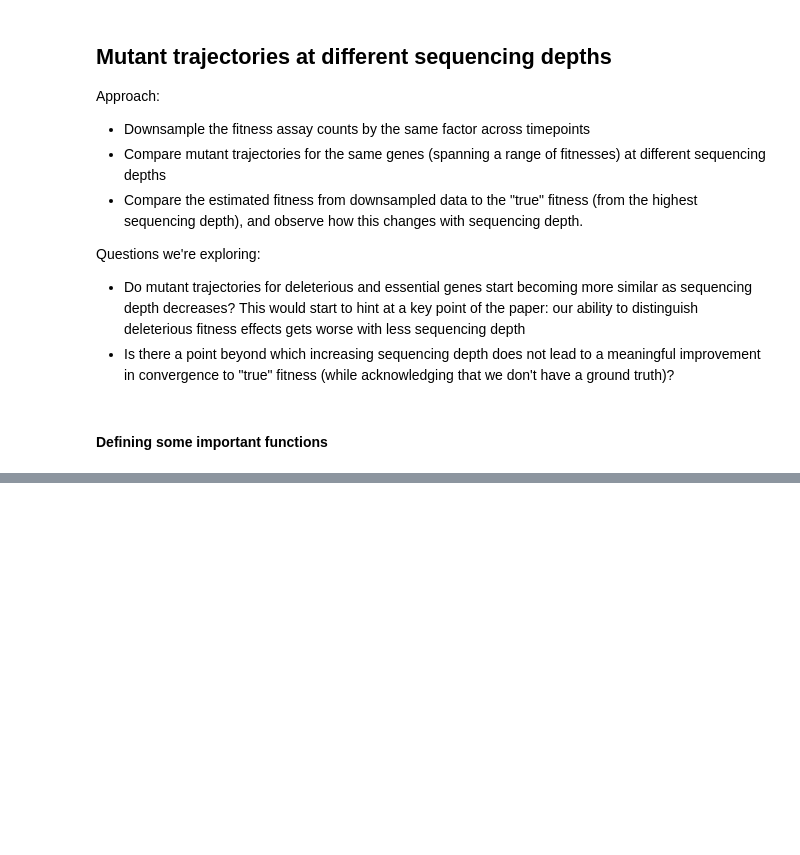
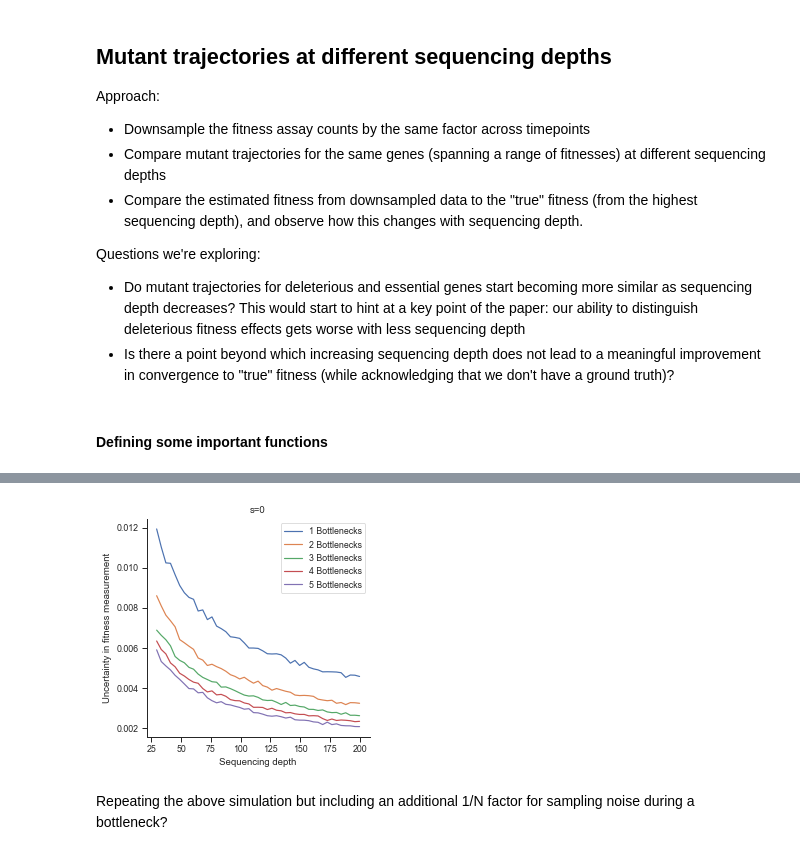
Before and after one commit to baymlab/2022_Limdi_limits-pooled-fitness-assays, a Jupyter notebook: AnalysisNotebooks/fitness_assay_simulations.ipynb, the cells around one changed output, grey strips where cells are left out. Saved outputs shown, nothing was run; the diff lists cells and outputs as text; code cells hidden in the pictures; blank space fills up the shorter version.

```diff
--- a/AnalysisNotebooks/fitness_assay_simulations.ipynb
+++ b/AnalysisNotebooks/fitness_assay_simulations.ipynb
@@ -288,0 +338,21 @@ plot_trajectories(green_downsampled, list(names).index('ydiJ'))
+# %%
+for i in range(len(seq_depth)):
+    for j in range(len(days_range)):
+        trajs = simulate_assay(initial_counts=np.ones(10000)*seq_depth[i], s_mut=0, t=days_range[j], gens=np.log2(100))
+        mean, std = fitness_calculator_replicates(trajs, n_gens=np.log2(100), reps=5)
+        depth_days[i,j] = std
+# %%
+with sns.axes_style('ticks'):
+    plt.figure(figsize=(4,4))
+    for i in range(len(days_range)):
+        plt.plot(seq_depth[5:], depth_days[5:, i], label=f'{days_range[i]-1} Bottlenecks')
+        plt.xlabel('Sequencing depth')
+        plt.ylabel('Uncertainty in fitness measurement')
+    plt.legend(loc=0)
+    sns.despine()
+    plt.title(f's={0}')
+    plt.show()
+# %% [output]
+[figure, added]
+# %% [markdown]
+Repeating the above simulation but including an additional 1/N factor for sampling noise during a bottleneck?
```
Also changed, not shown: parts of 56 cells of this notebook, 2 other files.
